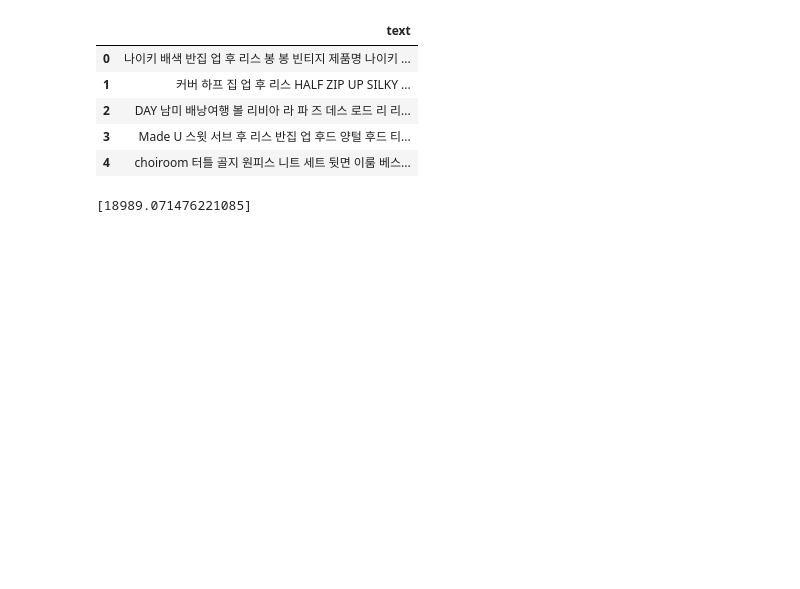
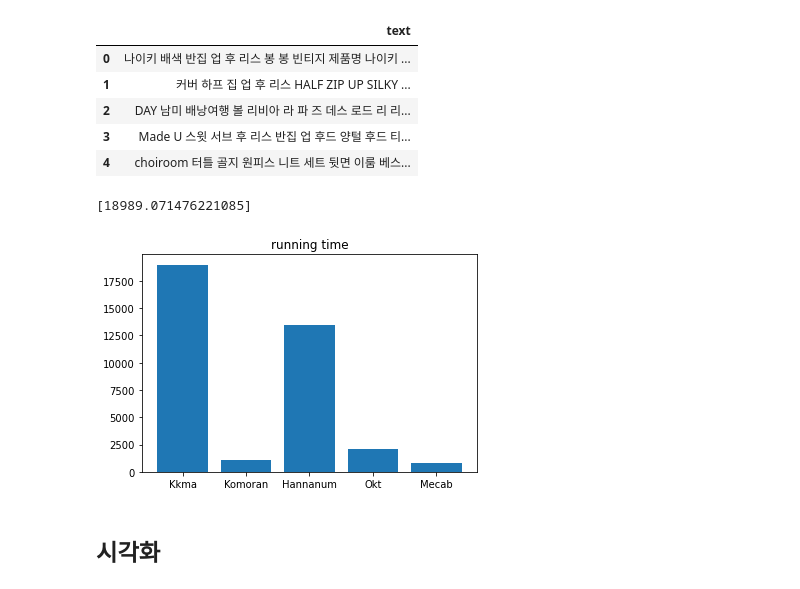
Before and after one commit to R1NRINRIN/NLP-TextMining, a Jupyter notebook: SourceCode/11.11.형태소분석기 - Kkma.ipynb, the cells around one changed output. Saved outputs shown, nothing was run; the diff lists cells and outputs as text; code cells hidden in the pictures; blank space fills up the shorter version.

```diff
--- a/SourceCode/11.11.형태소분석기 - Kkma.ipynb
+++ b/SourceCode/11.11.형태소분석기 - Kkma.ipynb
@@ -57,3 +57,14 @@ run_time
 [18989.071476221085]
 # %%
 df_Kkma.to_csv("df_Kkma.csv", header=False, index=False)
+# %%
+import matplotlib.pyplot as plt
+plt.bar(['Kkma', 'Komoran', 'Hannanum', 'Okt', 'Mecab'],
+        [18989.071476221085, 1041.9504737854004, 13424.830045700073,
+        2134.6220133304596, 777.9249513149261])
+plt.title("running time")
+plt.show()
+# %% [output]
+[figure, added]
+# %% [markdown]
+## 시각화
```
Also changed, not shown: parts of 2 cells of this notebook, 3 other files.
